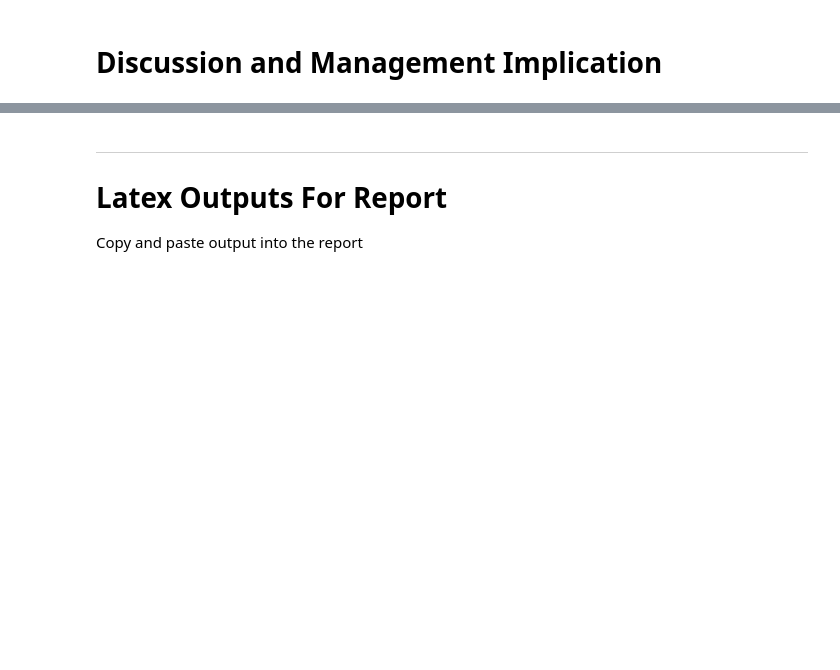
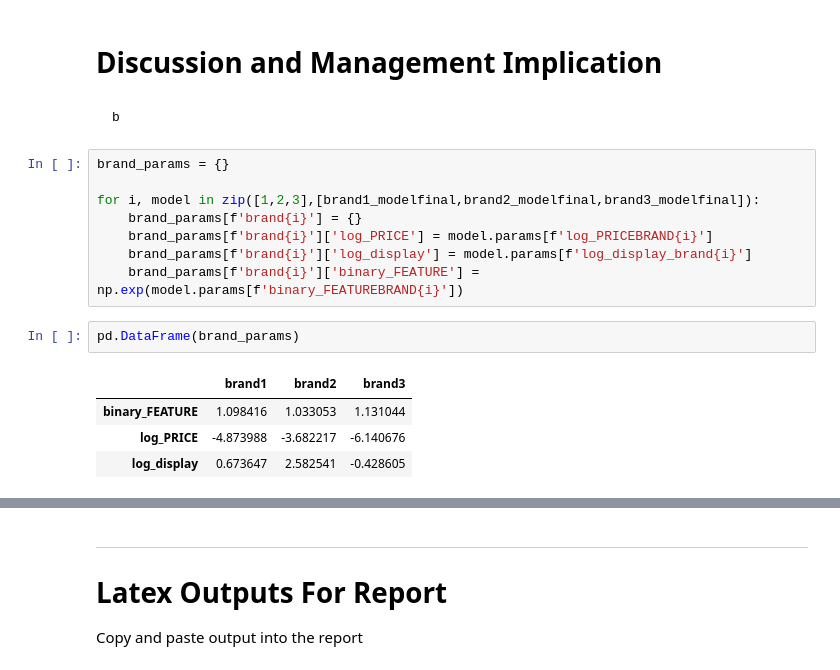
Before and after one commit to julian-west/marketing-resource-allocation, a Jupyter notebook: notebooks/01_regression_modelling.ipynb, the cells around one changed output, grey strips where cells are left out. Cells and saved outputs as stored; diff of their text form; blank space fills up the shorter version.

```diff
--- a/notebooks/01_regression_modelling.ipynb
+++ b/notebooks/01_regression_modelling.ipynb
@@ -661,3 +661,20 @@ The coefficient of `log_PRICEBRAND3` can be interpreted as meaning that if the p
 Once again, none of the 'FEATURE' variables are statistically significant in the regression model for brand 3 unit sales. The `binary_FEATUREBRAND3` coefficient is 0.1231 with a p value of 0.237. Even though the confidence in this coefficient is low and we cannot reject the null hypothesis, it would imply that if brand 3 is featured it would increase unit sales by 13.1% ($e^{0.1231)$ = 1.1310).
 # %% [markdown]
 # Discussion and Management Implication
+# %% [markdown]
+    b
+# %%
+brand_params = {}
+
+for i, model in zip([1,2,3],[brand1_modelfinal,brand2_modelfinal,brand3_modelfinal]):
+    brand_params[f'brand{i}'] = {}
+    brand_params[f'brand{i}']['log_PRICE'] = model.params[f'log_PRICEBRAND{i}']
+    brand_params[f'brand{i}']['log_display'] = model.params[f'log_display_brand{i}']
+    brand_params[f'brand{i}']['binary_FEATURE'] = np.exp(model.params[f'binary_FEATUREBRAND{i}'])
+# %%
+pd.DataFrame(brand_params)
+# %% [output]
+|  | brand1 | brand2 | brand3 |
+| binary_FEATURE | 1.098416 | 1.033053 | 1.131044 |
+| log_PRICE | -4.873988 | -3.682217 | -6.140676 |
+| log_display | 0.673647 | 2.582541 | -0.428605 |
```
Also changed, not shown: parts of 5 cells of this notebook, 12 other files.
